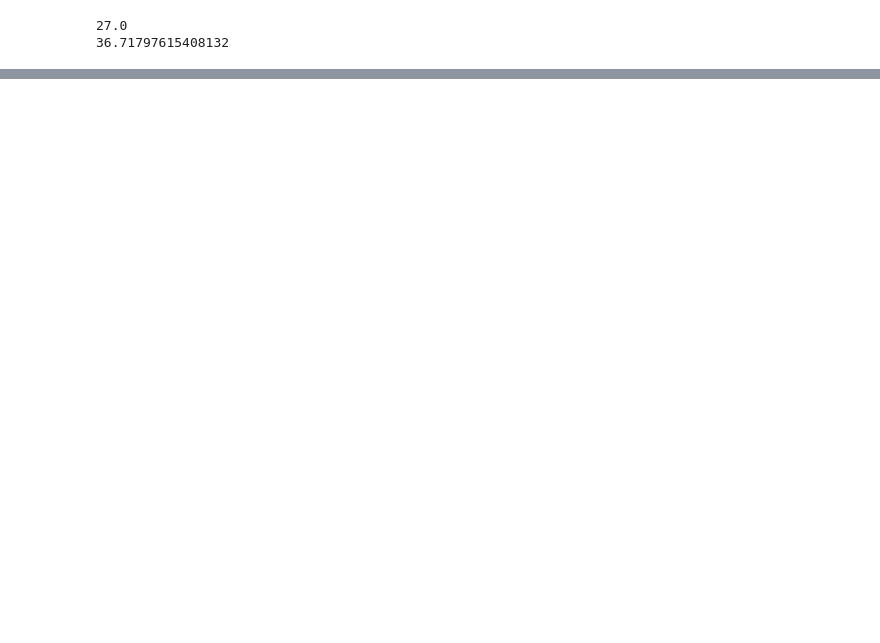
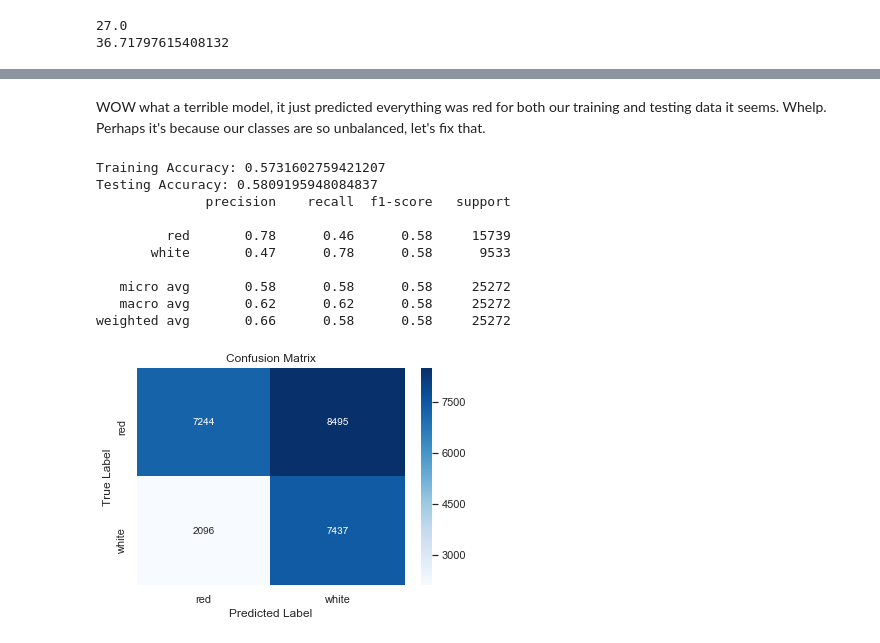
Before and after one commit to harrisonhardin/Mod5Project, a Jupyter notebook: Lindsey_Scratch.ipynb, the cells around one changed output, grey strips where cells are left out. Drawn from its saved outputs; the diff is of its cells as text; code cells hidden in the pictures; blank space fills up the shorter version.

```diff
--- a/Lindsey_Scratch.ipynb
+++ b/Lindsey_Scratch.ipynb
@@ -229,0 +267,21 @@ clean_data["winery"] = labeler.fit_transform(clean_data["winery"].astype(str))
+# %%
+# While we can use more than one variable, our logistic regression model is
+# not going to like our categorical variables, so let's just put in our
+# continuous variables, points and price
+X = init_data[["points", "price"]]
+# %%
+# Create a train-test split, so we reserve some data for testing
+from sklearn.model_selection import train_test_split
+
+X_init_train, X_init_test, y_init_train, y_init_test = train_test_split(
+    X, target, test_size=.25, random_state=543)
+# %%
+# Since our problem is binary, let's start with logistic regression
+from sklearn.linear_model import LogisticRegression
+
+# Starting with just out-of-the box setting, meaning I'm not playing around
+# with class weight just yet even though I know they're unbalanced
+logreg = LogisticRegression(solver="lbfgs", random_state=543)
+
+logreg.fit(X_init_train, y_init_train)
+log_preds = logreg.predict(X_init_test)
@@ -229,0 +341,26 @@ clean_data["winery"] = labeler.fit_transform(clean_data["winery"].astype(str))
+# %% [markdown]
+WOW what a terrible model, it just predicted everything was red for both our training and testing data it seems. Whelp. Perhaps it's because our classes are so unbalanced, let's fix that.
+# %%
+# Balancing our classes within the Logistic Regression
+logreg_balanced = LogisticRegression(class_weight="balanced",
+                                     solver="lbfgs",
+                                     random_state=543)
+
+logreg_balanced.fit(X_init_train, y_init_train)
+log_balanced_preds = logreg_balanced.predict(X_init_test)
+# %%
+print_scores(logreg_balanced, X_init_train, X_init_test, y_init_train,
+             y_init_test, log_balanced_preds)
+vis_cm(y_init_test, log_balanced_preds)
+# %% [output]
+Training Accuracy: 0.5731602759421207
+Testing Accuracy: 0.5809195948084837
+              precision    recall  f1-score   support
+
+         red       0.78      0.46      0.58     15739
+       white       0.47      0.78      0.58      9533
+
+   micro avg       0.58      0.58      0.58     25272
+   macro avg       0.62      0.62      0.58     25272
+weighted avg       0.66      0.58      0.58     25272
+[figure, added]
```
Also changed, not shown: parts of 61 cells of this notebook.
